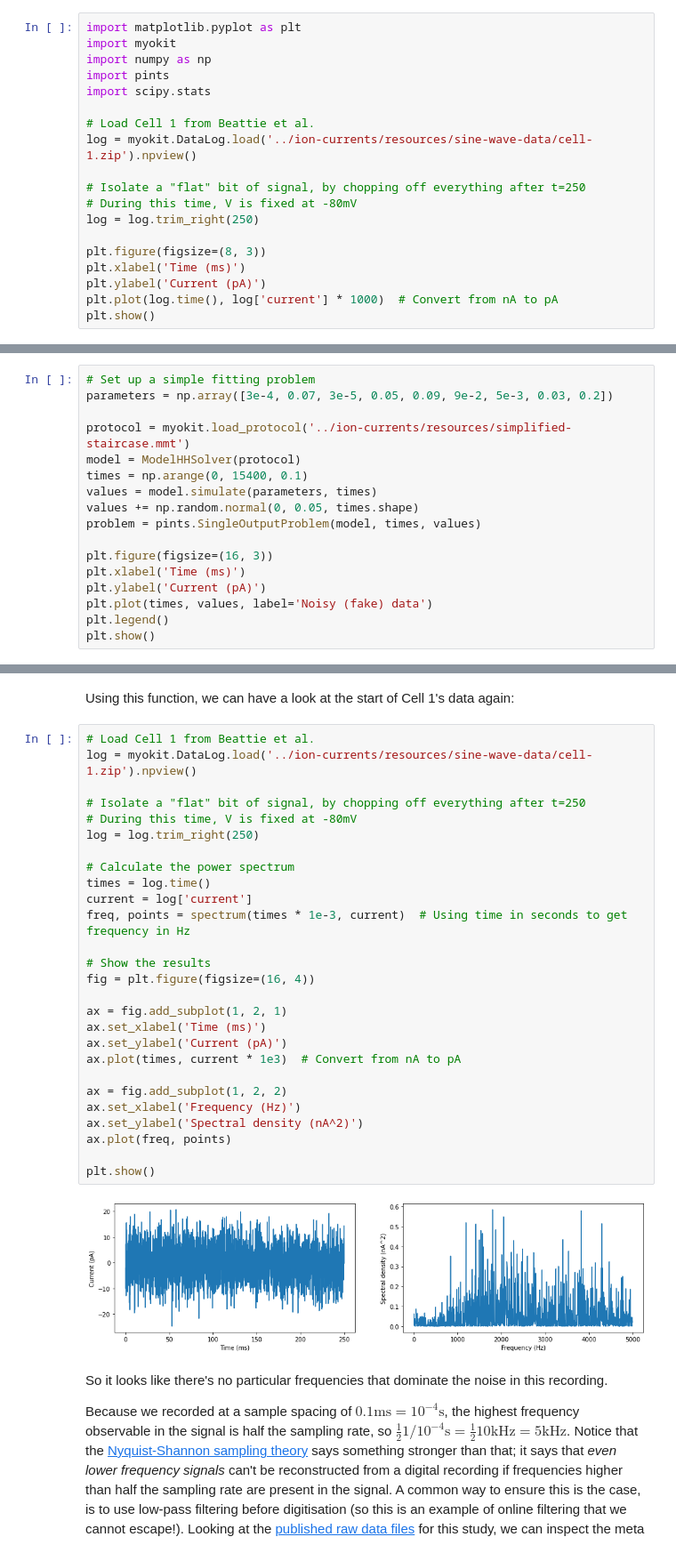
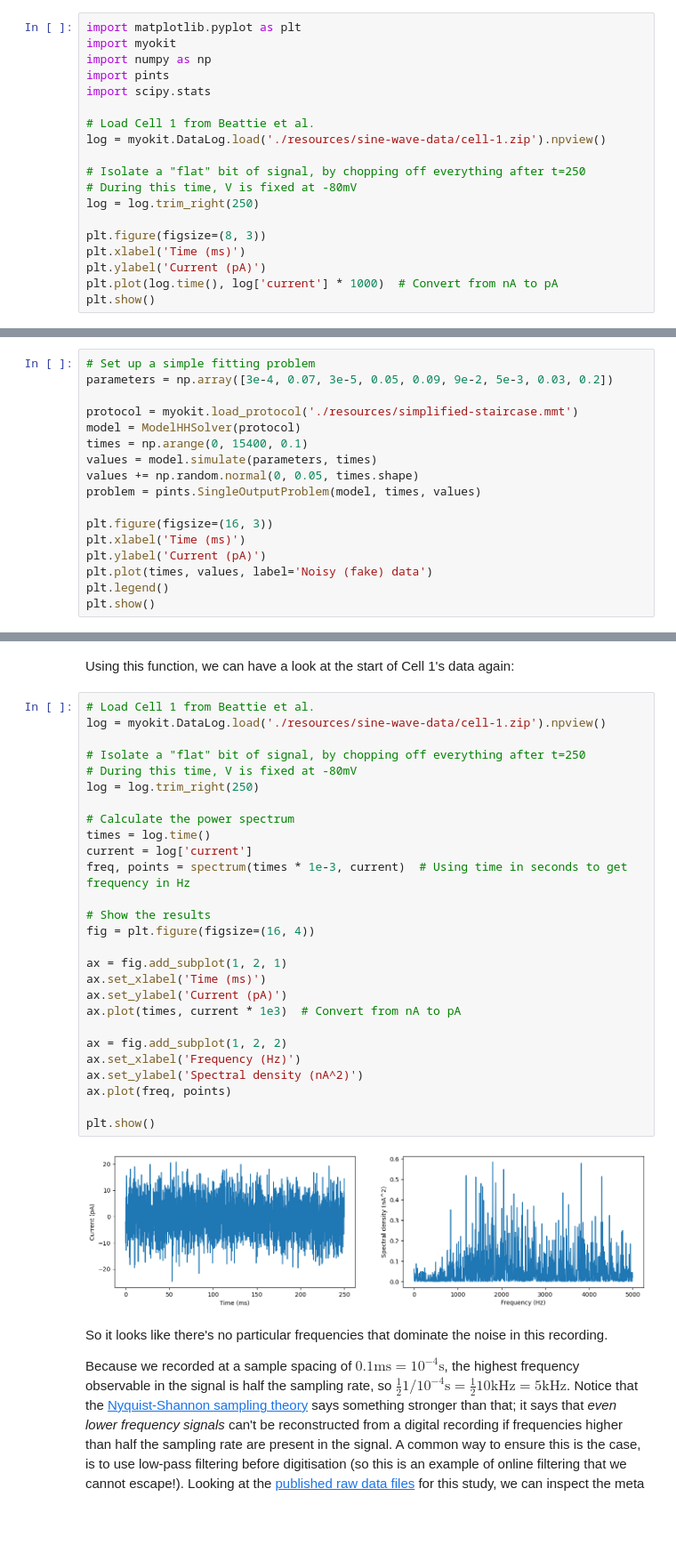
Before and after one commit to CardiacModelling/voltage-clamp-notebooks, a Jupyter notebook: notebooks/appendix-D2-inspecting-noise.ipynb, the cells around one changed output, grey strips where cells are left out. Shown at 89% size. Drawn from its saved outputs; the diff is of its cells as text; blank space fills up the shorter version.

```diff
--- a/notebooks/appendix-D2-inspecting-noise.ipynb
+++ b/notebooks/appendix-D2-inspecting-noise.ipynb
@@ -34,7 +34,7 @@ import pints
 import scipy.stats
 
 # Load Cell 1 from Beattie et al.
-log = myokit.DataLog.load('../ion-currents/resources/sine-wave-data/cell-1.zip').npview()
+log = myokit.DataLog.load('./resources/sine-wave-data/cell-1.zip').npview()
 
 # Isolate a "flat" bit of signal, by chopping off everything after t=250
 # During this time, V is fixed at -80mV
@@ -159,7 +159,7 @@ class ModelHHSolver(pints.ForwardModel):
 # Set up a simple fitting problem
 parameters = np.array([3e-4, 0.07, 3e-5, 0.05, 0.09, 9e-2, 5e-3, 0.03, 0.2])
 
-protocol = myokit.load_protocol('../ion-currents/resources/simplified-staircase.mmt')
+protocol = myokit.load_protocol('./resources/simplified-staircase.mmt')
 model = ModelHHSolver(protocol)
 times = np.arange(0, 15400, 0.1)
 values = model.simulate(parameters, times)
@@ -283,33 +283,33 @@ def spectrum( times, current):
 Using this function, we can have a look at the start of Cell 1's data again:
 # %%
 # Load Cell 1 from Beattie et al.
-log = myokit.DataLog.load('../ion-currents/resources/sine-wave-data/cell-1.zip').npview()
+log = myokit.DataLog.load('./resources/sine-wave-data/cell-1.zip').npview()
 
 # Isolate a "flat" bit of signal, by chopping off everything after t=250
 # During this time, V is fixed at -80mV
 log = log.trim_right(250)
 
 # Calculate the power spectrum
 times = log.time()
 current = log['current']
 freq, points = spectrum(times * 1e-3, current)  # Using time in seconds to get frequency in Hz
 
 # Show the results
 fig = plt.figure(figsize=(16, 4))
 
 ax = fig.add_subplot(1, 2, 1)
 ax.set_xlabel('Time (ms)')
 ax.set_ylabel('Current (pA)')
 ax.plot(times, current * 1e3)  # Convert from nA to pA
 
 ax = fig.add_subplot(1, 2, 2)
 ax.set_xlabel('Frequency (Hz)')
 ax.set_ylabel('Spectral density (nA^2)')
 ax.plot(freq, points)
 
 plt.show()
 # %% [output]
-[figure, old version]
+[figure, new version]
 # %% [markdown]
 So it looks like there's no particular frequencies that dominate the noise in this recording.
 
```
Also changed, not shown: parts of 8 cells of this notebook, 12 other files.
